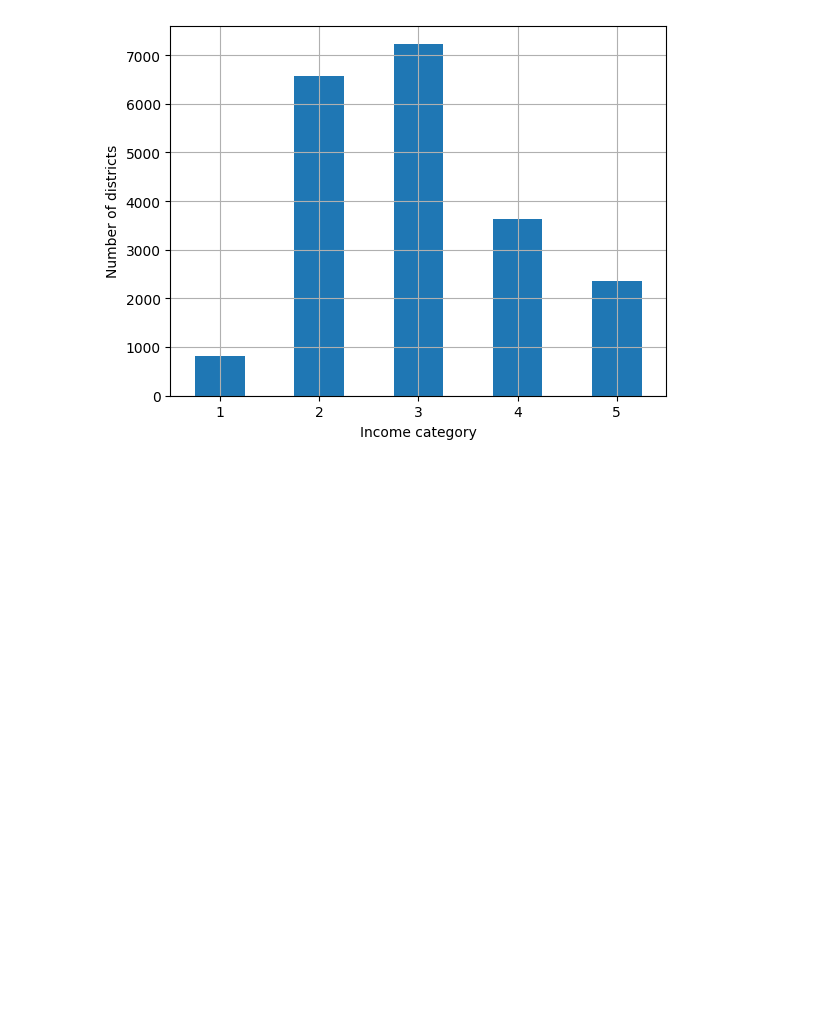
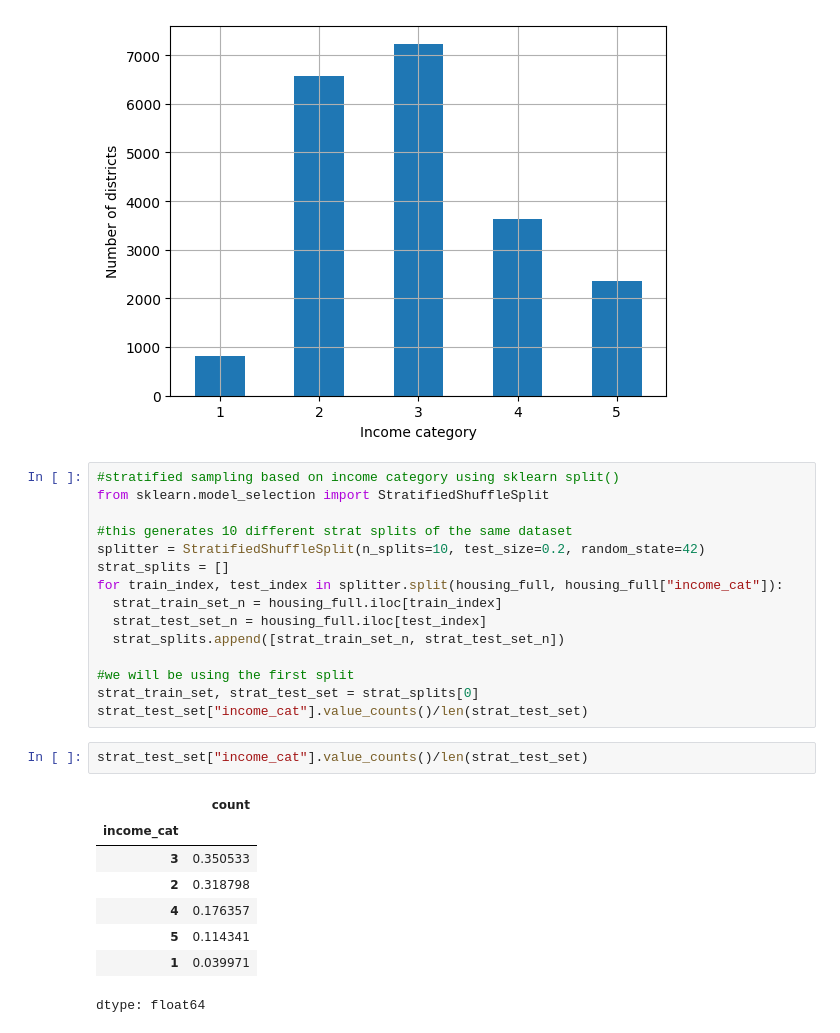
Before and after one commit to awesomesocks123/machinelearning, a Jupyter notebook: chapter2.ipynb, the cells around one changed output. Drawn from its saved outputs; the diff is of its cells as text; blank space fills up the shorter version.

Commit message:
stratify sampling implementation vs built in

```diff
--- a/chapter2.ipynb
+++ b/chapter2.ipynb
@@ -184,3 +184,29 @@ plt.show
 # %% [output]
 <function matplotlib.pyplot.show(close=None, block=None)>
 [figure]
+# %%
+#stratified sampling based on income category using sklearn split()
+from sklearn.model_selection import StratifiedShuffleSplit
+
+#this generates 10 different strat splits of the same dataset
+splitter = StratifiedShuffleSplit(n_splits=10, test_size=0.2, random_state=42)
+strat_splits = []
+for train_index, test_index in splitter.split(housing_full, housing_full["income_cat"]):
+  strat_train_set_n = housing_full.iloc[train_index]
+  strat_test_set_n = housing_full.iloc[test_index]
+  strat_splits.append([strat_train_set_n, strat_test_set_n])
+
+#we will be using the first split
+strat_train_set, strat_test_set = strat_splits[0]
+strat_test_set["income_cat"].value_counts()/len(strat_test_set)
+# %%
+strat_test_set["income_cat"].value_counts()/len(strat_test_set)
+# %% [output]
+|  | count |
+| income_cat |  |
+| 3 | 0.350533 |
+| 2 | 0.318798 |
+| 4 | 0.176357 |
+| 5 | 0.114341 |
+| 1 | 0.039971 |
+dtype: float64
```
Also changed, not shown: parts of 2 cells of this notebook.
